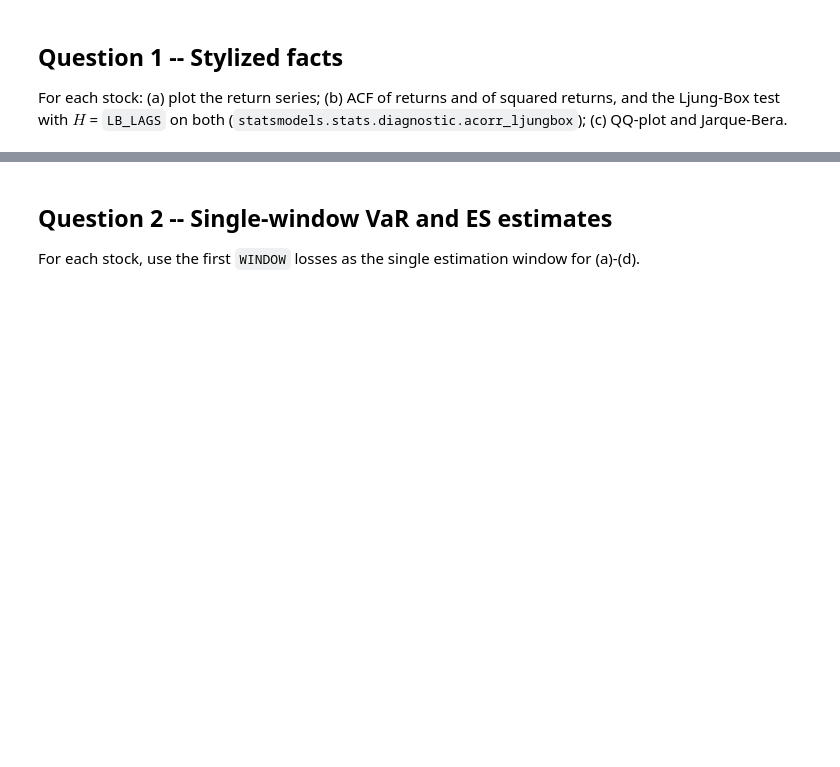
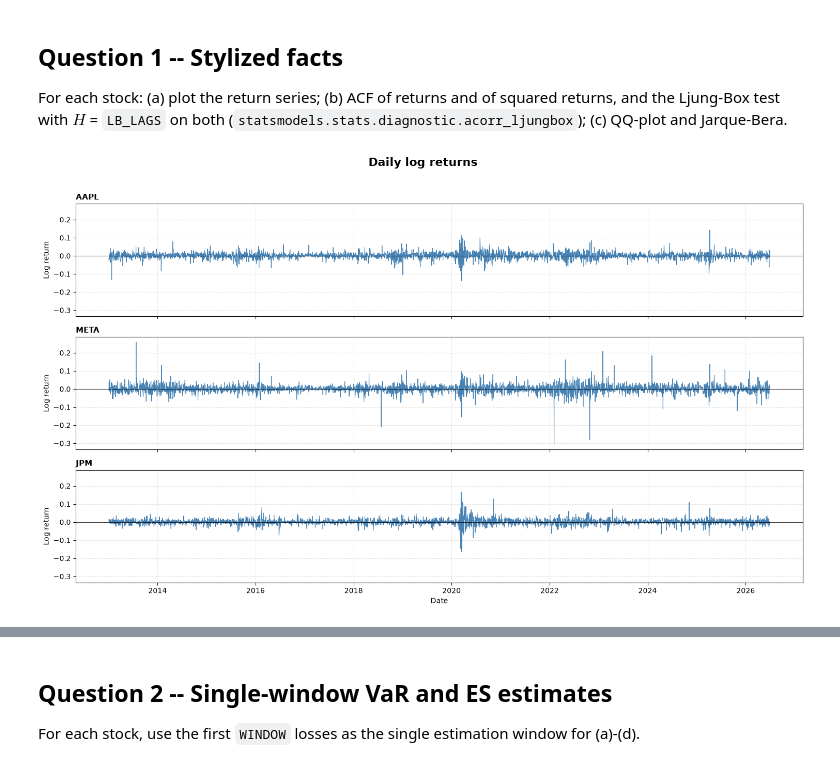
Before and after one commit to RomainFast121/quant-risk-project, a Jupyter notebook: Project_template.ipynb, the cells around one changed output, grey strips where cells are left out. Cells and saved outputs as stored; diff of their text form; code cells hidden in the pictures; blank space fills up the shorter version.

```diff
--- a/Project_template.ipynb
+++ b/Project_template.ipynb
@@ -68,3 +82,28 @@ Ljung-Box test with $H$ = `LB_LAGS` on both (`statsmodels.stats.diagnostic.acorr
 (c) QQ-plot and Jarque-Bera.
 # %%
 # Question 1
+
+# (a)
+n_series = len(returns.columns)
+fig, axes = plt.subplots(
+    n_series, 1,
+    figsize=(15, 3 * n_series),
+    sharex=True,
+    sharey=True,
+    squeeze=False,
+)
+
+fig.suptitle("Daily log returns", fontsize=16, fontweight="bold")
+
+for ax, column in zip(axes[:, 0], returns.columns):
+    ax.plot(returns.index, returns[column], linewidth=0.8, color="steelblue")
+    ax.axhline(0, color="black", linewidth=0.8, alpha=0.7)
+    ax.set_title(str(column), loc="left", fontsize=11, fontweight="bold")
+    ax.set_ylabel("Log return")
+    ax.grid(True, linestyle="--", alpha=0.35)
+
+axes[-1, 0].set_xlabel("Date")
+fig.tight_layout(rect=[0, 0, 1, 0.96])
+plt.show()
+# %% [output]
+[figure, added]
```
Also changed, not shown: parts of 9 cells of this notebook.
